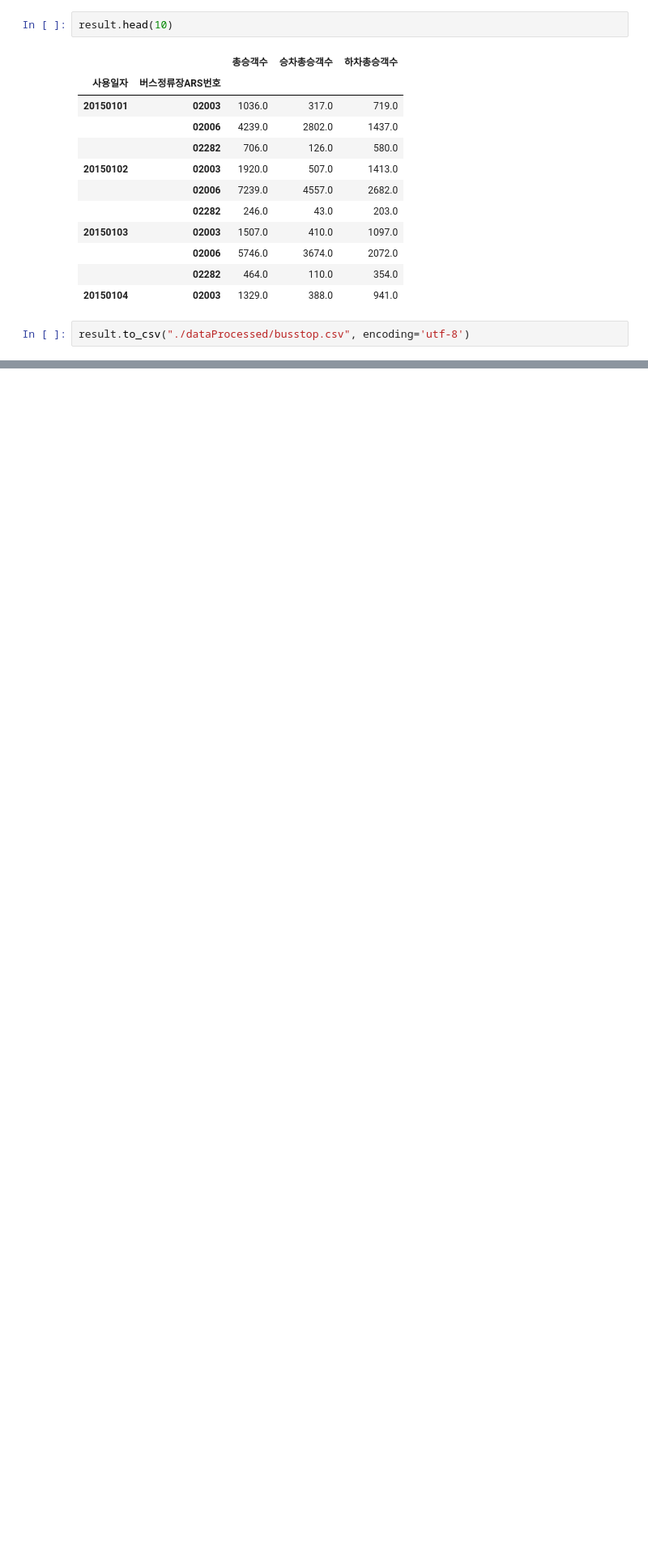
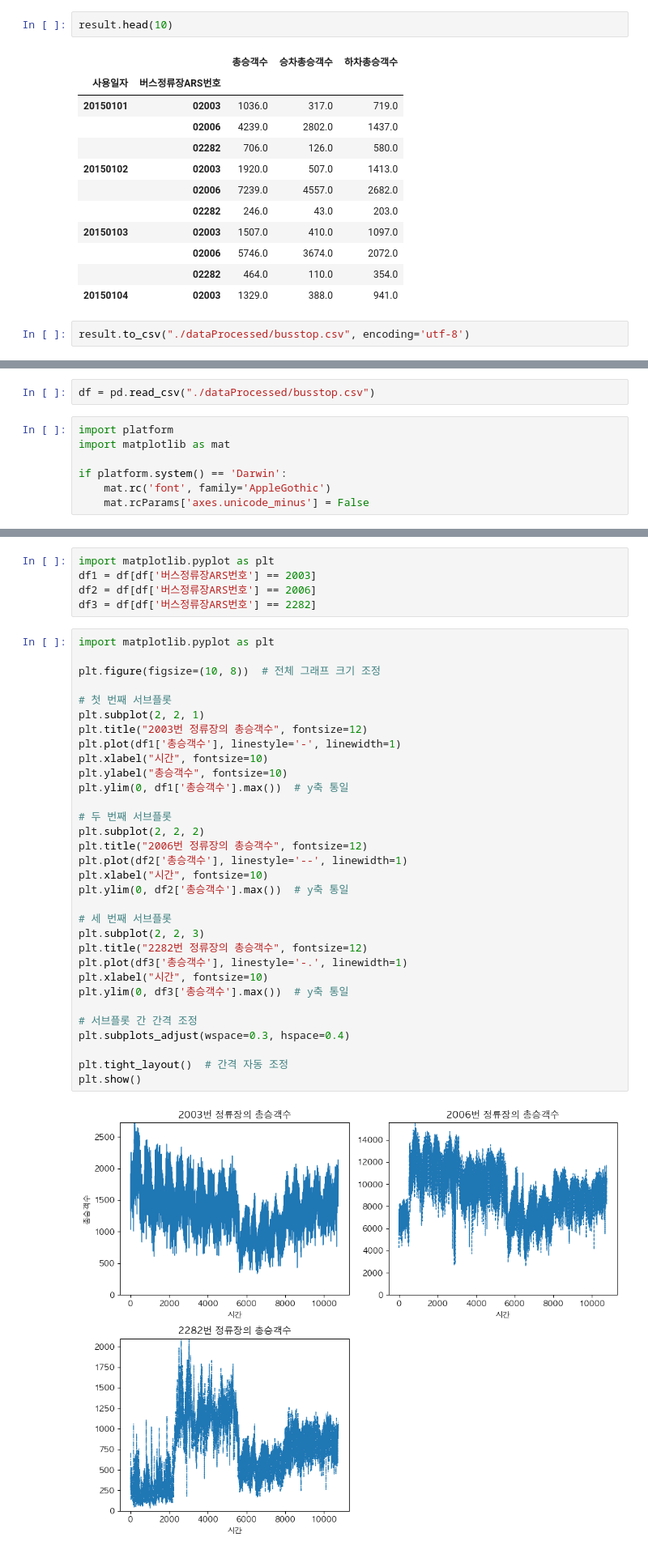
Before and after one commit to InryeolChoi/timeSeries_analysis, a Jupyter notebook: Project/examine2.ipynb, the cells around one changed output, grey strips where cells are left out. Shown at 81% size. Cells and saved outputs as stored; diff of their text form; blank space fills up the shorter version.

```diff
--- a/Project/examine2.ipynb
+++ b/Project/examine2.ipynb
@@ -200,0 +203,9 @@ temp.head(10)
+# %%
+df = pd.read_csv("./dataProcessed/busstop.csv")
+# %%
+import platform
+import matplotlib as mat
+
+if platform.system() == 'Darwin':
+    mat.rc('font', family='AppleGothic')
+    mat.rcParams['axes.unicode_minus'] = False
@@ -200,0 +227,39 @@ temp.head(10)
+# %%
+import matplotlib.pyplot as plt
+df1 = df[df['버스정류장ARS번호'] == 2003]
+df2 = df[df['버스정류장ARS번호'] == 2006]
+df3 = df[df['버스정류장ARS번호'] == 2282]
+# %%
+import matplotlib.pyplot as plt
+
+plt.figure(figsize=(10, 8))  # 전체 그래프 크기 조정
+
+# 첫 번째 서브플롯
+plt.subplot(2, 2, 1)
+plt.title("2003번 정류장의 총승객수", fontsize=12)
+plt.plot(df1['총승객수'], linestyle='-', linewidth=1)
+plt.xlabel("시간", fontsize=10)
+plt.ylabel("총승객수", fontsize=10)
+plt.ylim(0, df1['총승객수'].max())  # y축 통일
+
+# 두 번째 서브플롯
+plt.subplot(2, 2, 2)
+plt.title("2006번 정류장의 총승객수", fontsize=12)
+plt.plot(df2['총승객수'], linestyle='--', linewidth=1)
+plt.xlabel("시간", fontsize=10)
+plt.ylim(0, df2['총승객수'].max())  # y축 통일
+
+# 세 번째 서브플롯
+plt.subplot(2, 2, 3)
+plt.title("2282번 정류장의 총승객수", fontsize=12)
+plt.plot(df3['총승객수'], linestyle='-.', linewidth=1)
+plt.xlabel("시간", fontsize=10)
+plt.ylim(0, df3['총승객수'].max())  # y축 통일
+
+# 서브플롯 간 간격 조정
+plt.subplots_adjust(wspace=0.3, hspace=0.4)
+
+plt.tight_layout()  # 간격 자동 조정
+plt.show()
+# %% [output]
+[figure, added]
```
Also changed, not shown: parts of 2 cells of this notebook.
